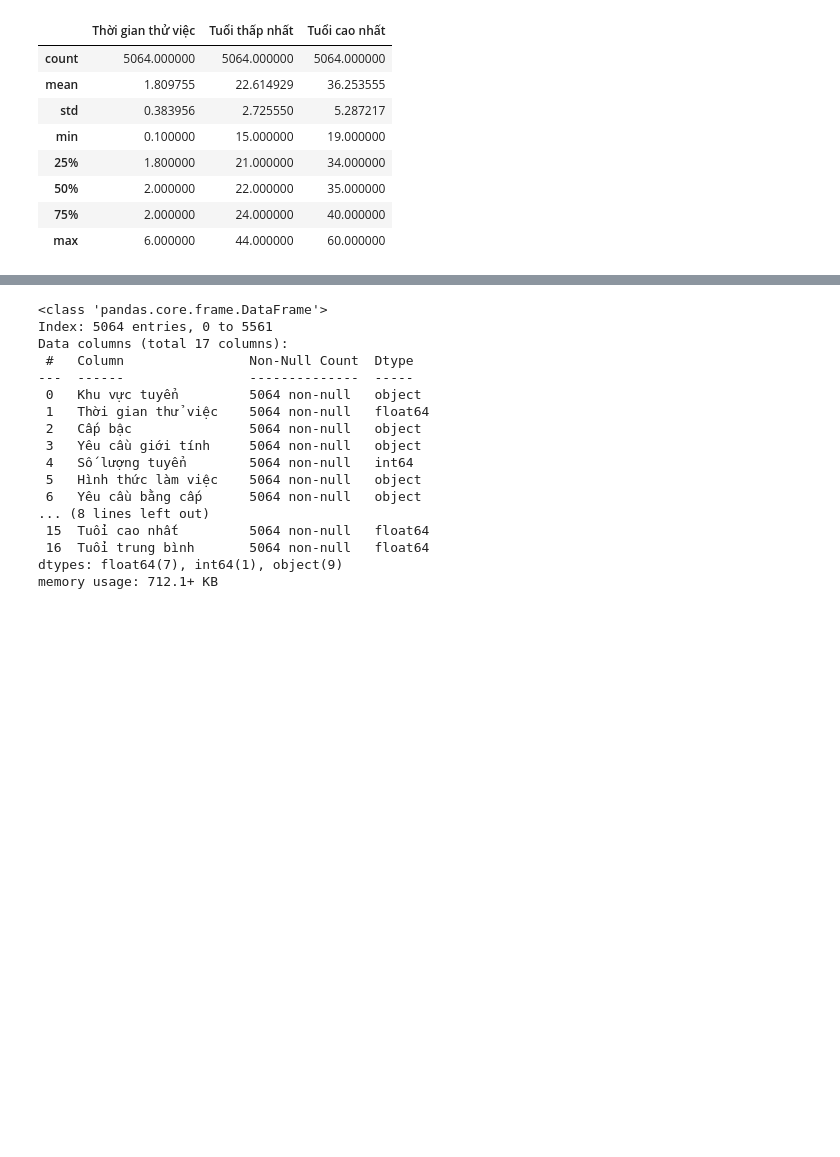
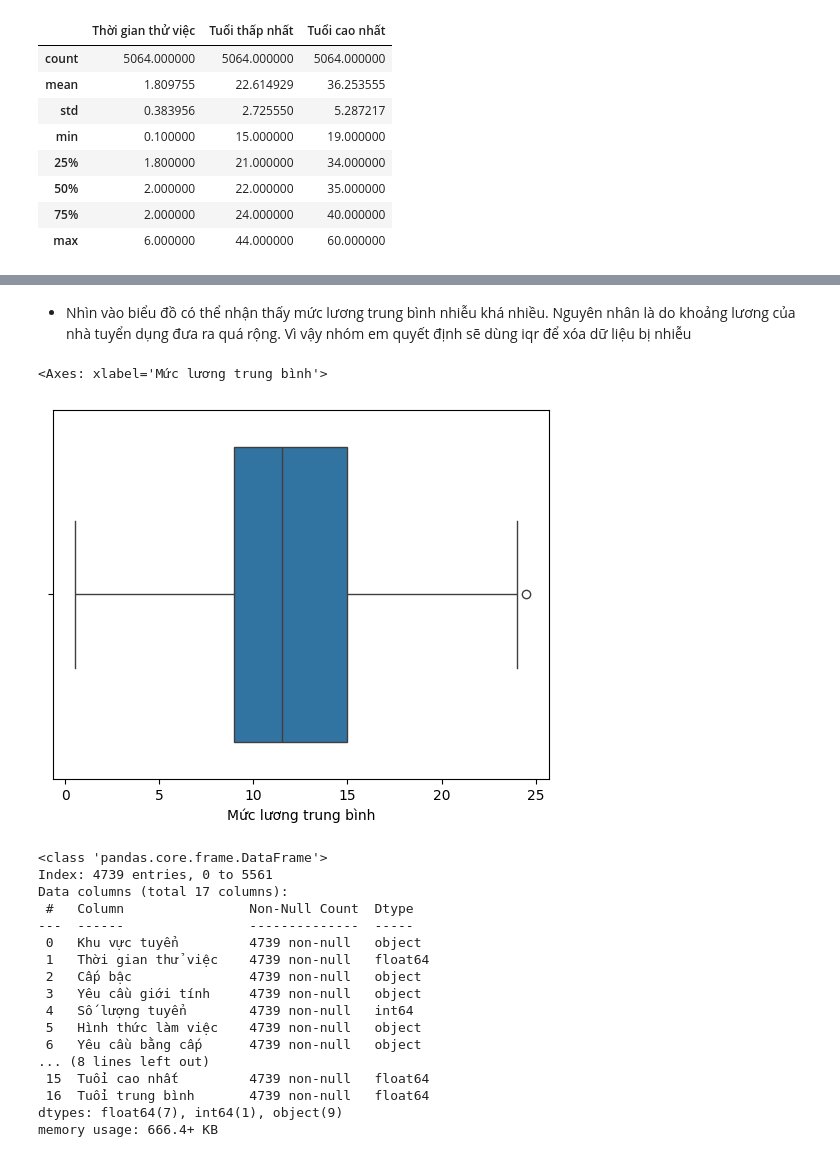
Before and after one commit to HungLVT/NMKHDL, a Jupyter notebook: notebooks/2.0-data-preprocessing.ipynb, the cells around one changed output, grey strips where cells are left out. Drawn from its saved outputs; the diff is of its cells as text; code cells hidden in the pictures; blank space fills up the shorter version.

Commit message:
Tiền xử lý dữ liệu done!

```diff
--- a/notebooks/2.0-data-preprocessing.ipynb
+++ b/notebooks/2.0-data-preprocessing.ipynb
@@ -601,21 +625,37 @@ raw_data[targets].describe()
+# %% [markdown]
+- Nhìn vào biểu đồ có thể nhận thấy mức lương trung bình nhiễu khá nhiều. Nguyên nhân là do khoảng lương của nhà tuyển dụng đưa ra quá rộng. Vì vậy nhóm em quyết định sẽ dùng iqr để xóa dữ liệu bị nhiễu
+# %%
+# Dùng iqr để xác định giá trị outlier
+Q1 = raw_data['Mức lương trung bình'].quantile(0.25)
+Q3 = raw_data['Mức lương trung bình'].quantile(0.75)
+IQR = Q3 - Q1
+lower_bound = Q1 - 1.5 * IQR
+upper_bound = Q3 + 1.5 * IQR
+# Loại những trường hợp ngoại lệ để xử lý nhiễu
+raw_data = raw_data[(raw_data['Mức lương trung bình']>= lower_bound)&(raw_data['Mức lương trung bình'] <= upper_bound)]
+# Vẽ biểu đồ để đánh giá lại
+sns.boxplot(x=raw_data['Mức lương trung bình'])
+# %% [output]
+<Axes: xlabel='Mức lương trung bình'>
+[figure, added]
 # %%
 # Tên các cột dữ liệu
 raw_data.info()
 # %% [output]
 <class 'pandas.core.frame.DataFrame'>
-Index: 5064 entries, 0 to 5561
+Index: 4739 entries, 0 to 5561
 Data columns (total 17 columns):
  #   Column                Non-Null Count  Dtype
 ---  ------                --------------  -----
- 0   Khu vực tuyển         5064 non-null   object
- 1   Thời gian thử việc    5064 non-null   float64
- 2   Cấp bậc               5064 non-null   object
- 3   Yêu cầu giới tính     5064 non-null   object
- 4   Số lượng tuyển        5064 non-null   int64
- 5   Hình thức làm việc    5064 non-null   object
- 6   Yêu cầu bằng cấp      5064 non-null   object
+ 0   Khu vực tuyển         4739 non-null   object
+ 1   Thời gian thử việc    4739 non-null   float64
+ 2   Cấp bậc               4739 non-null   object
+ 3   Yêu cầu giới tính     4739 non-null   object
+ 4   Số lượng tuyển        4739 non-null   int64
+ 5   Hình thức làm việc    4739 non-null   object
+ 6   Yêu cầu bằng cấp      4739 non-null   object
 ... (8 lines left out)
- 15  Tuổi cao nhất         5064 non-null   float64
- 16  Tuổi trung bình       5064 non-null   float64
+ 15  Tuổi cao nhất         4739 non-null   float64
+ 16  Tuổi trung bình       4739 non-null   float64
 dtypes: float64(7), int64(1), object(9)
-memory usage: 712.1+ KB
+memory usage: 666.4+ KB
```
Also changed, not shown: parts of 16 cells of this notebook, 1 other file.
